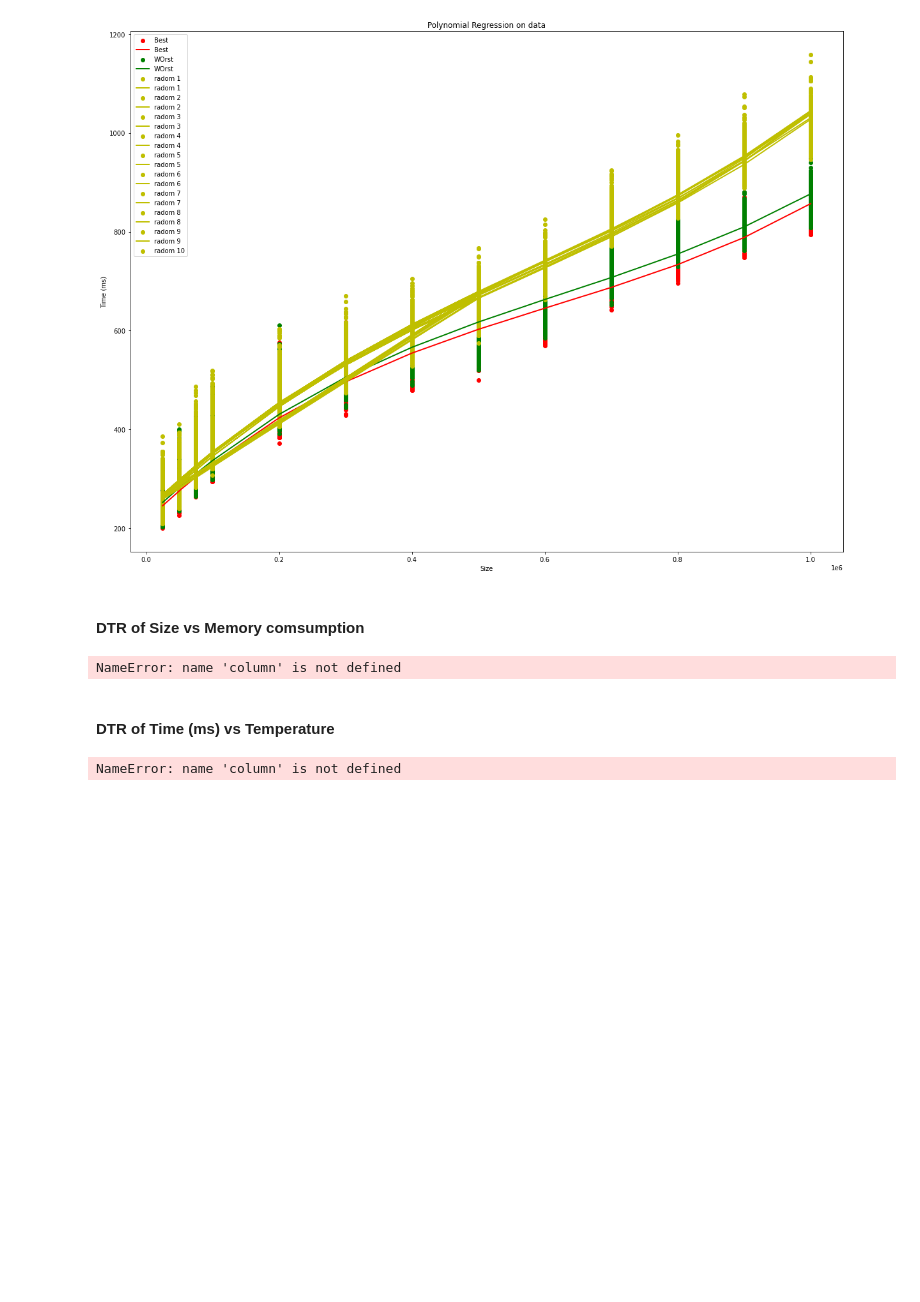
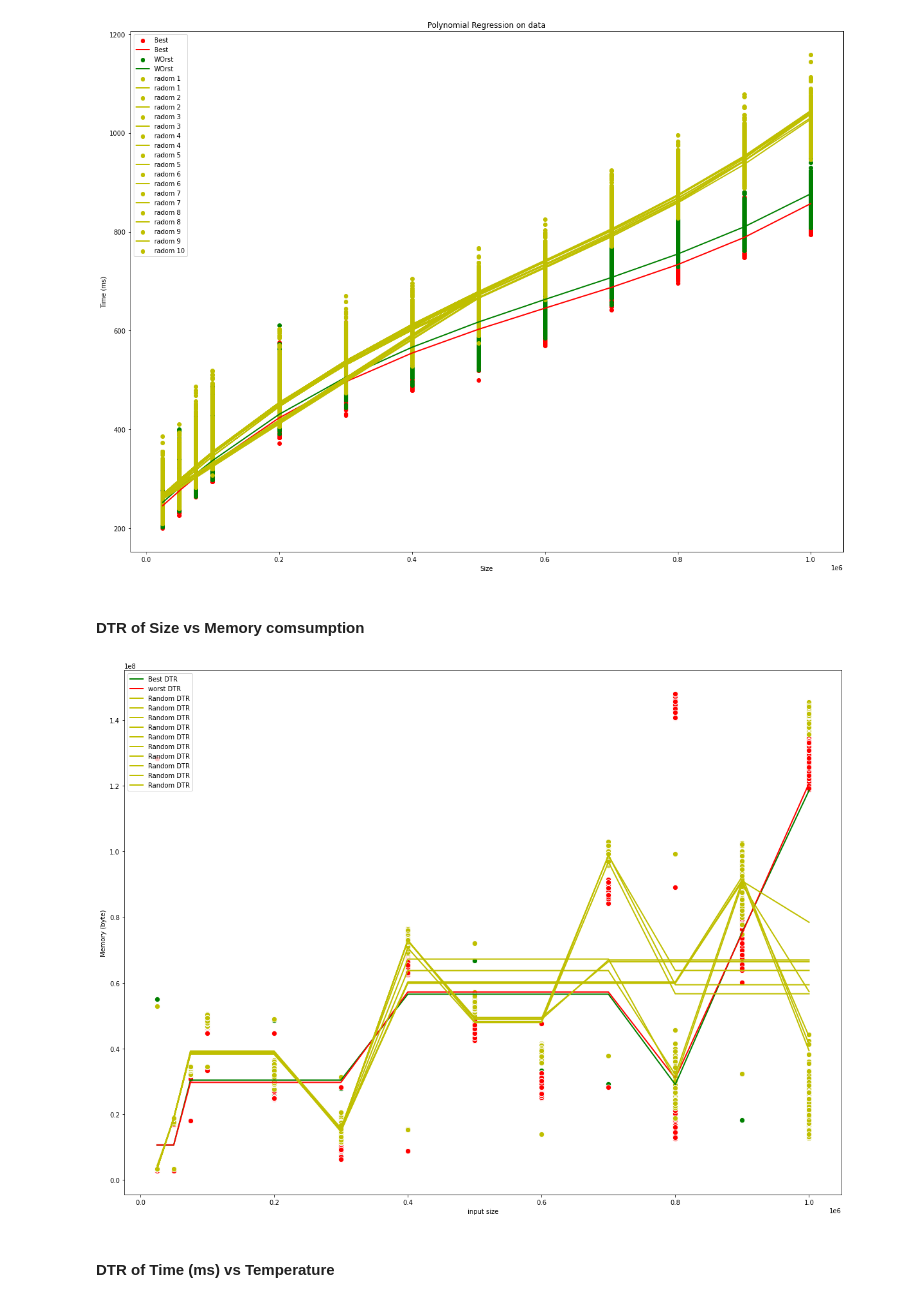
Before and after one commit to hrallil/Data-science-and-visualisation, a Jupyter notebook: Mini project/Group_12_report.ipynb, the cells around one changed output. Drawn from its saved outputs; the diff is of its cells as text; code cells hidden in the pictures; blank space fills up the shorter version.

```diff
--- a/Mini project/Group_12_report.ipynb
+++ b/Mini project/Group_12_report.ipynb
@@ -407,12 +412,12 @@ from sklearn.model_selection import train_test_split
 from sklearn.tree import DecisionTreeRegressor    # Import decision tree regression model
 
 
-def dtr(SeriesX, SeriesY, Label, color, plotLabel = True, printR2Score = True, plotGraph = True ):
+def dtr(SeriesX, SeriesY, Label, color, plotLabel = True, printR2Score = True, plotGraph = True, strX='Size'):
     X = SeriesX
     y = SeriesY
     X_train, X_test, y_train, y_test = train_test_split(X, y, test_size = 0.30)
     # Sort X and y by ascending values of X
-    X_train = X_train.sort_values(by=['Size'])
+    X_train = X_train.sort_values(by=[strX])
     #return y_train, X_train.index
     y_train = y_train[X_train.index]
 
@@ -422,9 +427,13 @@ def dtr(SeriesX, SeriesY, Label, color, plotLabel = True, printR2Score = True, p
 
     y_pred = dtRegressor.predict(X_test)
     #y_plot = plt.plot(X, y_pred, color=color,label= Label, linewidth=2)
+    if plotGraph:
+        # Plot actual target against the feature
+        plt.scatter(X_train, y_train, c=color, edgecolor='white', s=70)
 
-    #if printR2Score:
-    #    print("hel")
+        # Plot predicted target against the feature (Decision tree regression)
+        plt.plot(X_train[strX].values, dtRegressor.predict(X_train), color=color, lw=2, label=Label)
+
     return ("DTR",metrics.r2_score(y_test,y_pred), y_pred)
 # %% [markdown]
 #### Logistic regression
@@ -505,8 +514,6 @@ def validateModel(SeriesX, SeriesY, reg):
     print('Mean Absolute Error:', metrics.mean_absolute_error(y_test, model))
     print('Mean Squared Error:', metrics.mean_squared_error(y_test, model))
     print('Root Mean Squared Error:', np.sqrt(metrics.mean_squared_error(y_test, model)))
-# %%
-for i in
 # %% [markdown]
 ### 4.4 Visualize and Analyze Your Results/Findings from Data Modelling
 
@@ -543,13 +550,20 @@ plt.show()
 [figure]
 # %% [markdown]
 #### DTR of Size vs Memory comsumption
-# %%
-dtr(df[["Size"]], df[column], "Best DTR", "green", plotGraph=False)
-# %% [output]
-NameError: name 'column' is not defined
+# %%
+plt.figure(figsize=(20,15))
+dtr(dfBest[["Size"]], dfBest["Memory (byte)"], "Best DTR", "green", plotGraph=True)
+dtr(dfWorst[["Size"]], dfWorst["Memory (byte)"], "worst DTR", "red", plotGraph=True)
+
+for i in range (1,11):
+    dtr(listOfRandoms[i][["Size"]], listOfRandoms[i]["Memory (byte)"], "Random DTR", "y", plotGraph=True)
+
+plt.legend(loc='upper left')
+plt.title("")
+plt.xlabel("input size")
+plt.ylabel('Memory (byte)')
+plt.show()
+# %% [output]
+[figure, added]
 # %% [markdown]
 #### DTR of Time (ms) vs Temperature
-# %%
-dtr(df[["Size"]], df[column], "Best DTR", "green", plotGraph=False)
-# %% [output]
-NameError: name 'column' is not defined
```
Also changed, not shown: parts of 4 cells of this notebook.
